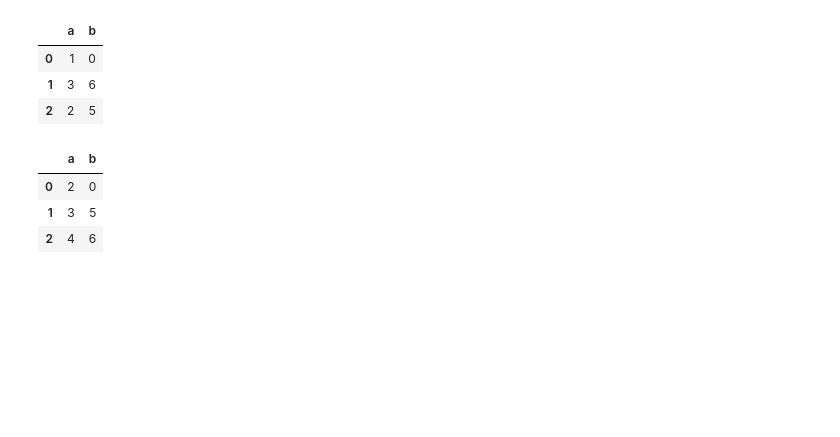
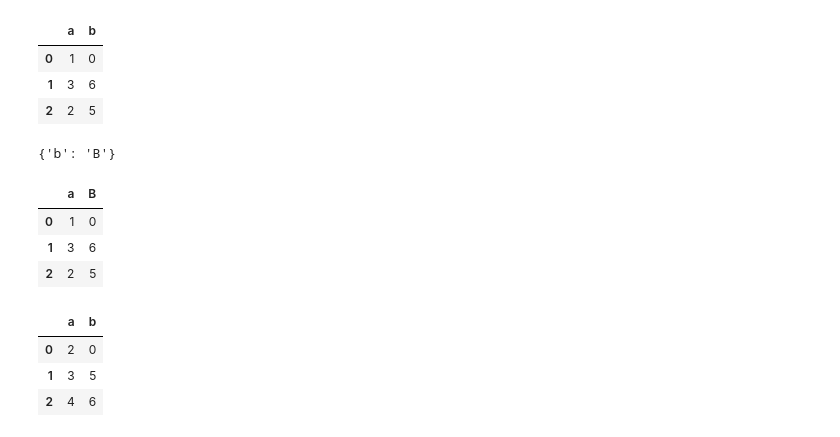
Before and after one commit to vfdev-5/SPR, a Jupyter notebook: trees/tests.ipynb, the cells around one changed output. Drawn from its saved outputs; the diff is of its cells as text; code cells hidden in the pictures; blank space fills up the shorter version.

```diff
--- a/trees/tests.ipynb
+++ b/trees/tests.ipynb
@@ -13,6 +13,22 @@ A
 | 0 | 1 | 0 |
 | 1 | 3 | 6 |
 | 2 | 2 | 5 |
+# %%
+l1 = ['b']
+l2 = ['B']
+d = dict((i1, i2) for i1, i2 in zip(l1, l2))
+# %%
+d
+# %% [output]
+{'b': 'B'}
+# %%
+A.rename(columns=d, inplace=True)
+A
+# %% [output]
+|  | a | B |
+| 0 | 1 | 0 |
+| 1 | 3 | 6 |
+| 2 | 2 | 5 |
 # %%
 B
 # %% [output]
```
Also changed, not shown: 3 other files.
